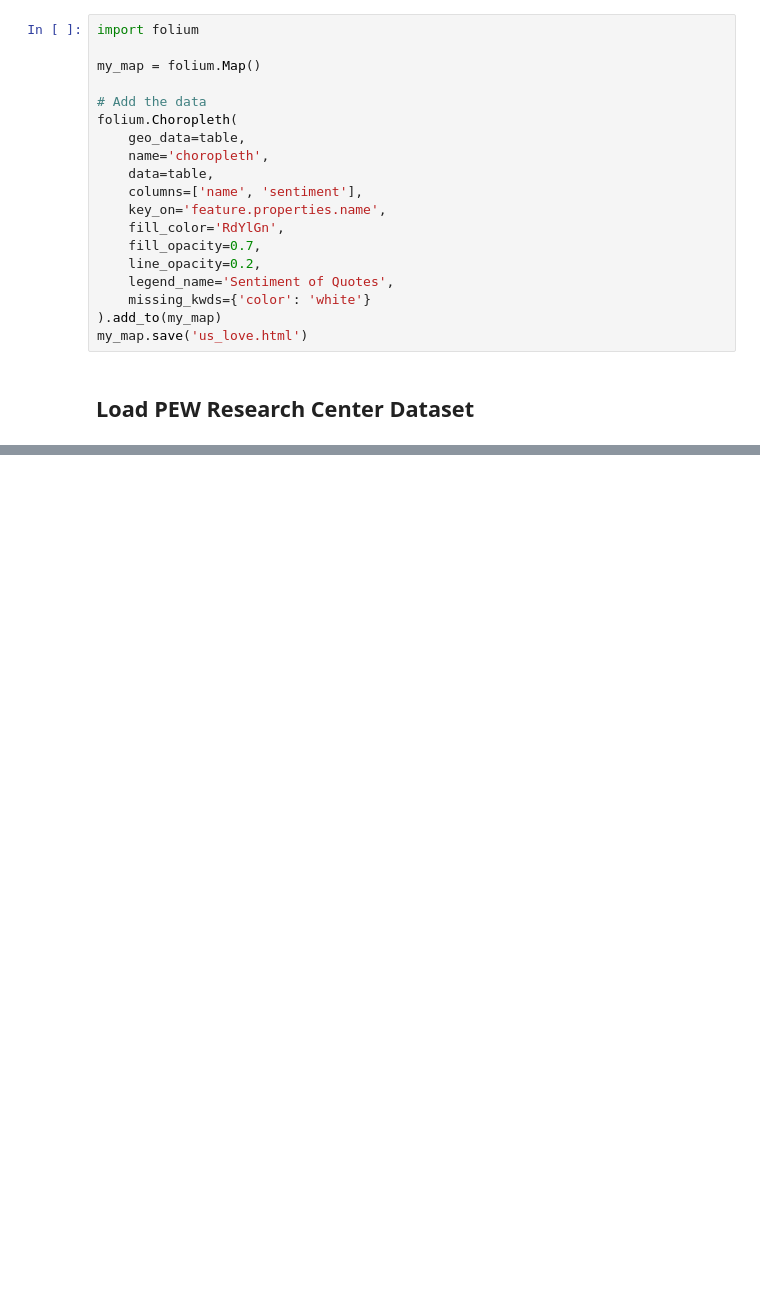
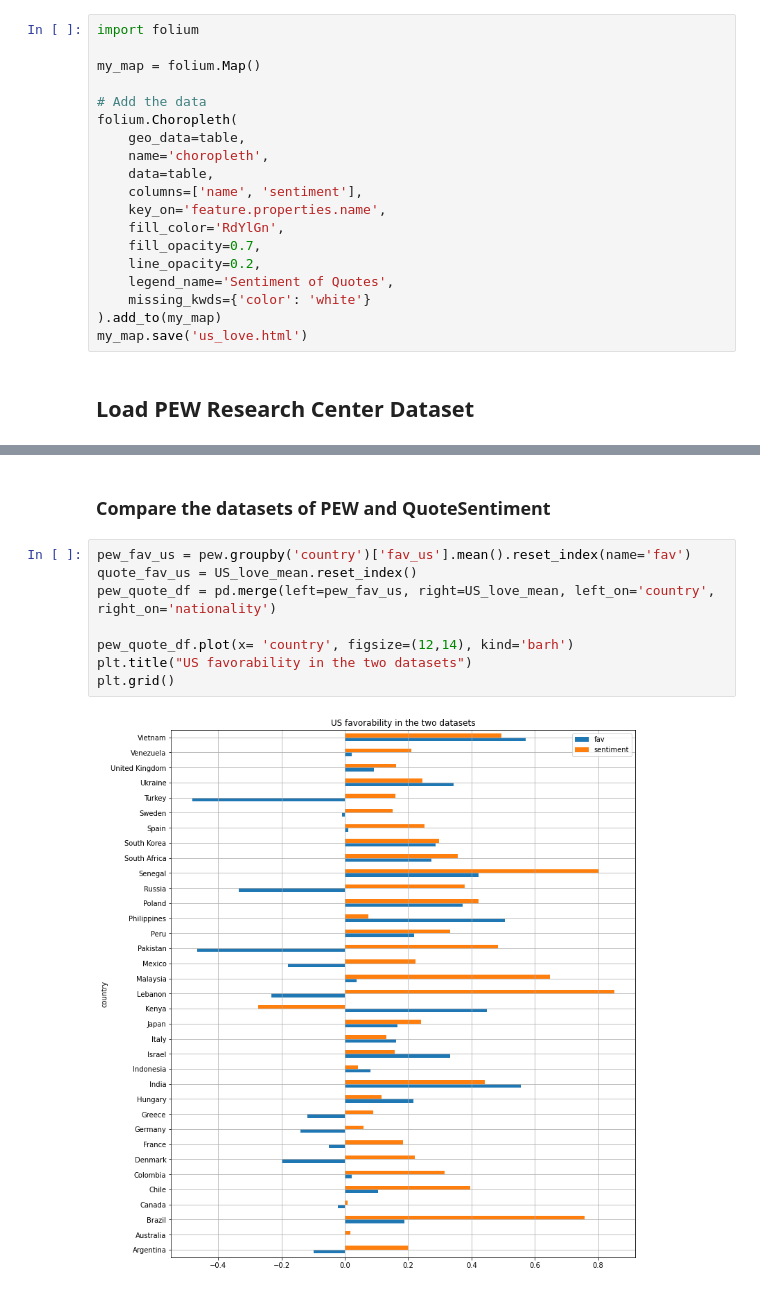
Before and after one commit to epfl-ada/ada-2021-project-young-boys, a Jupyter notebook: project_code.ipynb, the cells around one changed output, grey strips where cells are left out. Saved outputs shown, nothing was run; the diff lists cells and outputs as text; blank space fills up the shorter version.

```diff
--- a/project_code.ipynb
+++ b/project_code.ipynb
@@ -365,0 +319,12 @@ Name: fav_us, dtype: float64
+# %% [markdown]
+### Compare the datasets of PEW and QuoteSentiment
+# %%
+pew_fav_us = pew.groupby('country')['fav_us'].mean().reset_index(name='fav')
+quote_fav_us = US_love_mean.reset_index()
+pew_quote_df = pd.merge(left=pew_fav_us, right=US_love_mean, left_on='country', right_on='nationality')
+
+pew_quote_df.plot(x= 'country', figsize=(12,14), kind='barh')
+plt.title("US favorability in the two datasets")
+plt.grid()
+# %% [output]
+[figure, added]
```
Also changed, not shown: parts of 6 cells of this notebook.
